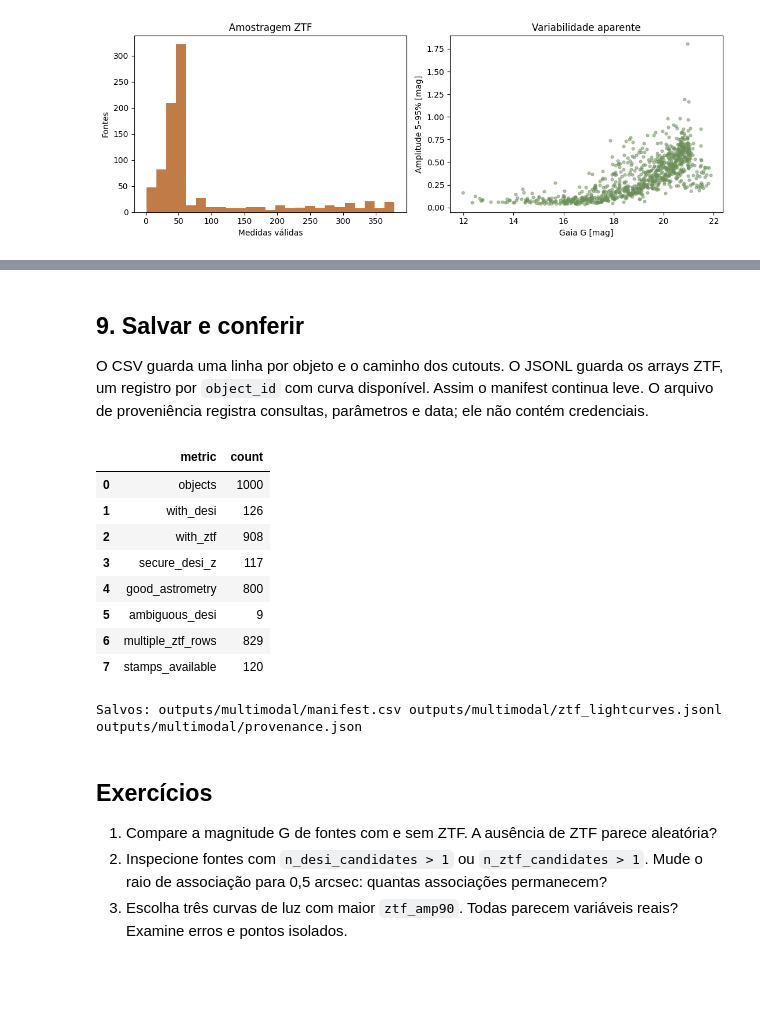
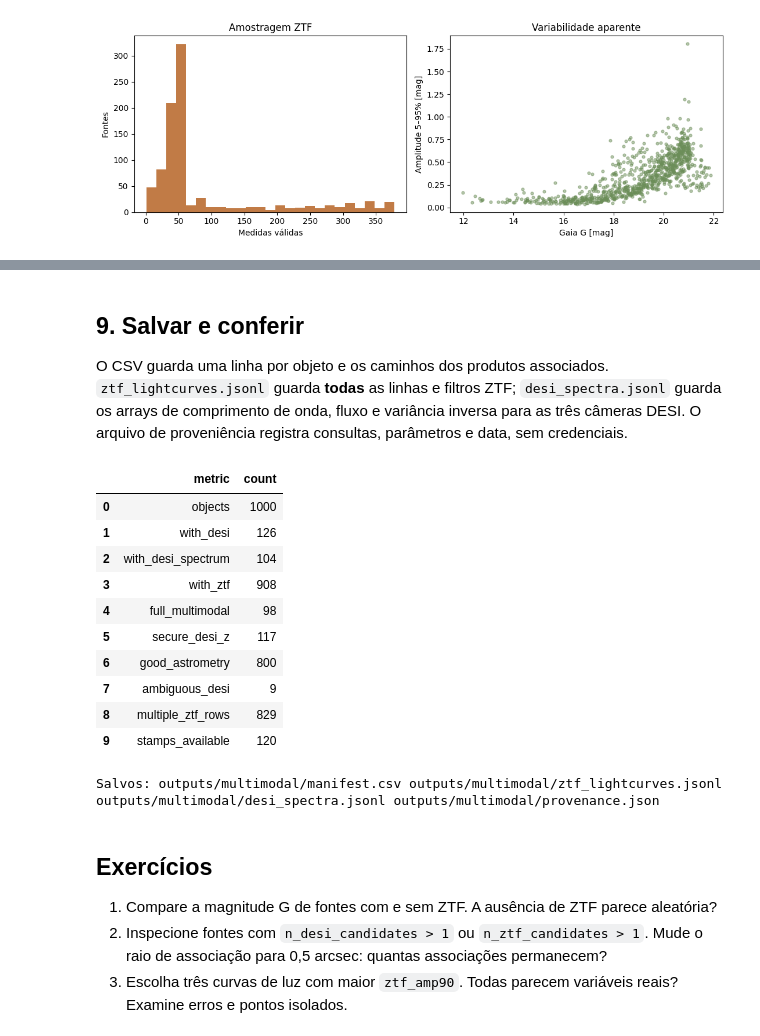
Before and after one commit to Schwarzam/SAB-AI-Scope-workshop, a Jupyter notebook: notebooks/05_multimodal_dataset.ipynb, the cells around one changed output, grey strips where cells are left out. Cells and saved outputs as stored; diff of their text form; code cells hidden in the pictures; blank space fills up the shorter version.

```diff
--- a/notebooks/05_multimodal_dataset.ipynb
+++ b/notebooks/05_multimodal_dataset.ipynb
@@ -293,7 +344,10 @@ Baixamos 12 cutouts FITS do mesmo arquivo `R`, sempre ligados ao `object_id`. Em
 # %%
 image_dir = OUT / "images"
 image_dir.mkdir(exist_ok=True)
-for idx, row in manifest.head(MAX_CUTOUTS).iterrows():
+stamp_targets = (manifest.assign(_overlap=manifest.has_desi_spectrum & manifest.has_ztf)
+                 .sort_values(["_overlap", "image_distance_deg"], ascending=[False, True])
+                 .head(MAX_CUTOUTS))
+for idx, row in stamp_targets.iterrows():
     try:
         stamp_bytes = cl.create_stamp(
             file_id=int(image_file["id"]), ra=float(row["ra"]), dec=float(row["dec"]),
@@ -310,8 +364,11 @@ for idx, row in manifest.head(MAX_CUTOUTS).iterrows():
     except Exception as exc:
         manifest.loc[idx, "stamp_status"] = f"failed: {type(exc).__name__}"
 
+manifest["has_full_multimodal"] = (manifest.has_desi_spectrum & manifest.has_ztf
+                                   & manifest.stamp_status.eq("available"))
 print(manifest.stamp_status.value_counts())
-display(manifest[["object_id", "stamp_path", "stamp_status"]].head(MAX_CUTOUTS))
+print(f"Fontes com Gaia, espectro DESI, ZTF e cutout: {manifest.has_full_multimodal.sum()}")
+display(manifest.loc[stamp_targets.index, ["object_id", "stamp_path", "stamp_status"]].head(MAX_CUTOUTS))
 # %% [output]
 stamp_status
 not_requested    880
@@ -351,14 +409,16 @@ Os gráficos abaixo mostram cobertura das modalidades, distribuição Gaia e alg
 # %%
 coverage = pd.Series({
     "Gaia": len(manifest),
-    "DESI": int(manifest.has_desi.sum()),
+    "DESI z": int(manifest.has_desi.sum()),
+    "DESI espectro": int(manifest.has_desi_spectrum.sum()),
     "ZTF": int(manifest.has_ztf.sum()),
     "cutout FITS": int(manifest.stamp_status.eq("available").sum()),
+    "todas": int(manifest.has_full_multimodal.sum()),
 })
-fig, axes = plt.subplots(1, 2, figsize=(11, 4))
-coverage.plot.bar(ax=axes[0], color=["#355c7d", "#6c8e59", "#c17b46", "#7b6a9b"])
+fig, axes = plt.subplots(1, 2, figsize=(12, 4))
+coverage.plot.bar(ax=axes[0], color=plt.cm.tab10.colors[:len(coverage)])
 axes[0].set(ylabel="Número de objetos", title="Cobertura por modalidade")
-axes[0].tick_params(axis="x", rotation=25)
+axes[0].tick_params(axis="x", rotation=30)
 axes[1].scatter(manifest.loc[~manifest.has_ztf, "bp_minus_rp"],
                 manifest.loc[~manifest.has_ztf, "phot_g_mean_mag"],
                 s=8, alpha=0.4, label="sem ZTF")
@@ -405,12 +529,15 @@ if not ztf_best.empty:
 # %% [markdown]
 ## 9. Salvar e conferir
 
-O CSV guarda uma linha por objeto e o caminho dos cutouts. O JSONL guarda os arrays ZTF, um registro por `object_id` com curva disponível. Assim o manifest continua leve. O arquivo de proveniência registra consultas, parâmetros e data; ele não contém credenciais.
+O CSV guarda uma linha por objeto e os caminhos dos produtos associados. `ztf_lightcurves.jsonl` guarda **todas** as linhas e filtros ZTF; `desi_spectra.jsonl` guarda os arrays de comprimento de onda, fluxo e variância inversa para as três câmeras DESI. O arquivo de proveniência registra consultas, parâmetros e data, sem credenciais.
 # %%
 summary = pd.DataFrame({
-    "metric": ["objects", "with_desi", "with_ztf", "secure_desi_z",
-               "good_astrometry", "ambiguous_desi", "multiple_ztf_rows", "stamps_available"],
-    "count": [len(manifest), int(manifest.has_desi.sum()), int(manifest.has_ztf.sum()),
+    "metric": ["objects", "with_desi", "with_desi_spectrum", "with_ztf",
+               "full_multimodal", "secure_desi_z", "good_astrometry",
+               "ambiguous_desi", "multiple_ztf_rows", "stamps_available"],
+    "count": [len(manifest), int(manifest.has_desi.sum()),
+              int(manifest.has_desi_spectrum.sum()), int(manifest.has_ztf.sum()),
+              int(manifest.has_full_multimodal.sum()),
               int(manifest.has_secure_desi_z.sum()), int(manifest.has_good_astrometry.sum()),
               int(manifest.n_desi_candidates.gt(1).sum()),
               int(manifest.n_ztf_candidates.gt(1).sum()),
@@ -418,56 +545,75 @@ summary = pd.DataFrame({
 })
 display(summary)
 
-# Os arrays ficam em arquivo separado para não transformar cada célula CSV em uma lista longa.
+# Store array-valued modalities separately to keep the one-row-per-source CSV small.
 def json_array(values):
+    if values is None:
+        return None
     array = np.asarray(values, dtype=float)
+    if array.ndim != 1:
+        return None
     return [float(x) if np.isfinite(x) else None for x in array]
 
 curves_path = OUT / "ztf_lightcurves.jsonl"
 with curves_path.open("w", encoding="utf-8") as handle:
-    for _, row in ztf_best.iterrows():
+    for _, row in raw_ztf.iterrows():
         record = {"object_id": row["object_id"], "ztf_id": str(row["ztf_id"]),
                   "filterid": None if pd.isna(row["filterid"]) else int(row["filterid"]),
                   "hmjd": json_array(row["hmjd"]),
                   "mag": json_array(row["mag"]),
                   "magerr": json_array(row["magerr"])}
         handle.write(json.dumps(record, allow_nan=False) + "\n")
+
+spectra_path = OUT / "desi_spectra.jsonl"
+with spectra_path.open("w", encoding="utf-8") as handle:
+    for _, row in spectra.iterrows():
+        record = {"desi_id": str(row["desi_id"]), "has_valid_flux": bool(row["has_valid_flux"])}
+        for arm in ("b", "r", "z"):
+            for quantity in ("wave", "flux", "ivar"):
+                values = row[f"{quantity}_{arm}"]
+                record[f"{quantity}_{arm}"] = json_array(values)
+        handle.write(json.dumps(record, allow_nan=False) + "\n")
+
 manifest["ztf_curve_file"] = np.where(manifest.has_ztf, str(curves_path), "")
+manifest["desi_spectrum_file"] = np.where(manifest.has_desi_spectrum, str(spectra_path), "")
 manifest_path = OUT / "manifest.csv"
 manifest.to_csv(manifest_path, index=False)
 provenance = {
     "created_utc": datetime.now(timezone.utc).isoformat(),
     "base_url": BASE_URL,
     "adss_version": getattr(adss, "__version__", "unknown"),
     "gaia_query": gaia_query,
     "desi_query": desi_query,
+    "desi_spectra_query": desi_spectra_query,
     "ztf_query": ztf_query,
     "collection_id": COLLECTION_ID,
     "image_file_id": int(image_file["id"]),
     "image_filename": image_file["filename"],
     "match_radius_arcsec": MATCH_RADIUS_ARCSEC,
     "polygon_vertices_ra_dec_deg": [[POLYGON_RA_WEST, POLYGON_DEC_SOUTH],
                                    [POLYGON_RA_EAST, POLYGON_DEC_SOUTH],
                                    [POLYGON_RA_EAST, POLYGON_DEC_NORTH],
                                    [POLYGON_RA_WEST, POLYGON_DEC_NORTH]],
     "max_objects": MAX_OBJECTS,
     "stamp_size_px": STAMP_PIXELS,
     "max_cutouts": MAX_CUTOUTS,
-    "match_rule": "nearest angular separation; DESI ties by ID; ZTF ties by number of epochs",
+    "match_rule": "nearest angular separation for manifest; all ZTF filters retained in JSONL",
 }
 (OUT / "provenance.json").write_text(json.dumps(provenance, indent=2, ensure_ascii=False))
-print("Salvos:", manifest_path, curves_path, OUT / "provenance.json")
+print("Salvos:", manifest_path, curves_path, spectra_path, OUT / "provenance.json")
 # %% [output]
 |  | metric | count |
 | 0 | objects | 1000 |
 | 1 | with_desi | 126 |
-| 2 | with_ztf | 908 |
-| 3 | secure_desi_z | 117 |
-| 4 | good_astrometry | 800 |
-| 5 | ambiguous_desi | 9 |
-| 6 | multiple_ztf_rows | 829 |
-| 7 | stamps_available | 120 |
+| 2 | with_desi_spectrum | 104 |
+| 3 | with_ztf | 908 |
+| 4 | full_multimodal | 98 |
+| 5 | secure_desi_z | 117 |
+| 6 | good_astrometry | 800 |
+| 7 | ambiguous_desi | 9 |
+| 8 | multiple_ztf_rows | 829 |
+| 9 | stamps_available | 120 |
-Salvos: outputs/multimodal/manifest.csv outputs/multimodal/ztf_lightcurves.jsonl outputs/multimodal/provenance.json
+Salvos: outputs/multimodal/manifest.csv outputs/multimodal/ztf_lightcurves.jsonl outputs/multimodal/desi_spectra.jsonl outputs/multimodal/provenance.json
 # %% [markdown]
 ## Exercícios
 
```
Also changed, not shown: parts of 12 cells of this notebook, 2 other files.
